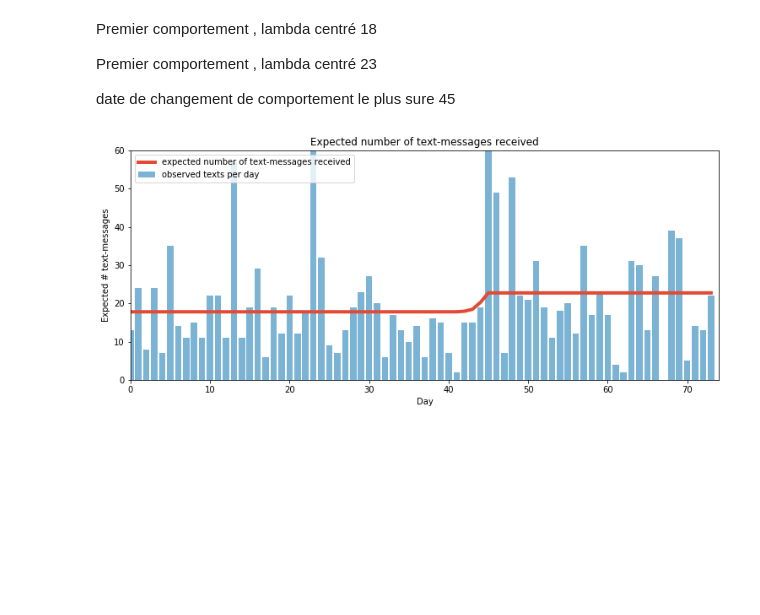
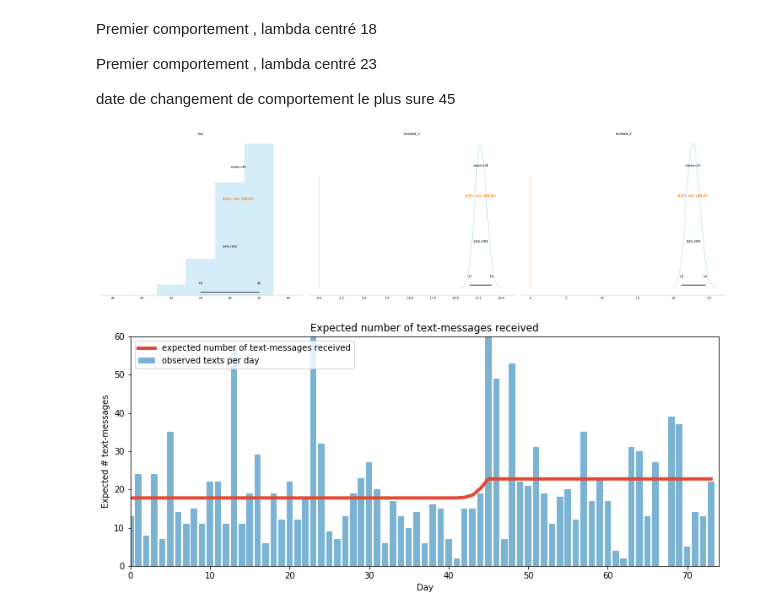
Before and after one commit to mamitiana/bayesianmodeling, a Jupyter notebook: 2-sms.ipynb, the cells around one changed output. Drawn from its saved outputs; the diff is of its cells as text; code cells hidden in the pictures; blank space fills up the shorter version.

```diff
--- a/2-sms.ipynb
+++ b/2-sms.ipynb
@@ -105,6 +116,10 @@ Premier comportement , lambda centré 18
 Premier comportement , lambda centré 23
 
 date de changement de comportement le plus sure 45
+# %%
+_ = pm.plot_posterior(trace[1000:], ref_val=0, color='#87ceeb')
+# %% [output]
+[figure, added]
 # %%
 figsize(12.5, 5)
 N = tau_samples.shape[0]
```
Also changed, not shown: parts of 5 cells of this notebook, 1 other file.
